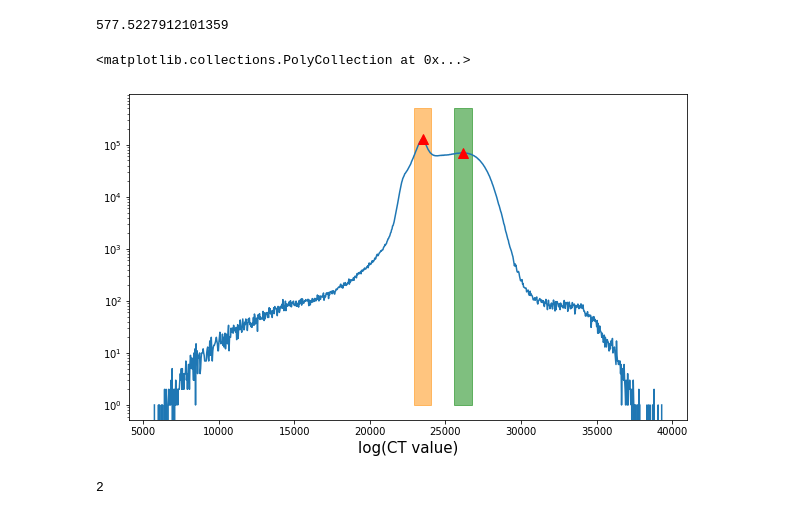
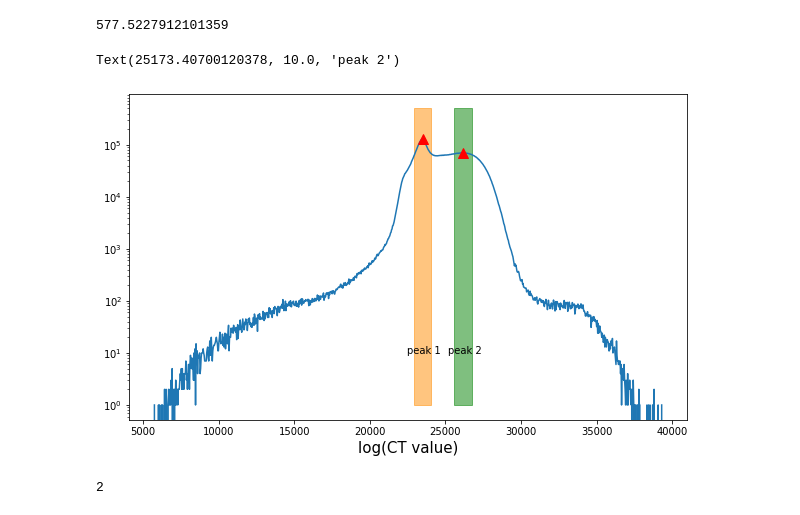
Before and after one commit to mnky9800n/faroe_segmentation, a Jupyter notebook: histogram_labeling.ipynb, the cells around one changed output. Drawn from its saved outputs; the diff is of its cells as text; code cells hidden in the pictures.

```diff
--- a/histogram_labeling.ipynb
+++ b/histogram_labeling.ipynb
@@ -31,22 +31,25 @@ stds
 # %%
 fig, ax = plt.subplots(figsize=(10, 6))
 
 # x = np.log10(e[:-1])
 x = e[:-1]
 
 ax.plot(x, h)
 ax.set_yscale('log')
 ax.set_xlabel('log(CT value)', fontsize=15)
 # ax.set_ylim(1e1, 1e8)
 
 ax.plot(x[peaks], h[peaks], marker='^', markersize=10, linewidth=0, color='red')
 
 ax.fill_between([means[0]-stds, means[0]+stds], 1e0, 5e5, color='darkorange', alpha=0.5)
 
 ax.fill_between([means[1]-stds, means[1]+stds], 1e0, 5e5, color='green', alpha=0.5)
+
+ax.text(s='peak 1', x=means[0]-1000, y=1e1)
+ax.text(s='peak 2', x=means[1]-1000, y=1e1)
 # %% [output]
-<matplotlib.collections.PolyCollection at 0x...>
+Text(25173.40700120378, 10.0, 'peak 2')
-[figure, old version]
+[figure, new version]
 # %%
 # TODO : why does this work when its imarr and imarr_blur
 #        but doesn't work when using all the same array?
```
Also changed, not shown: parts of 3 cells of this notebook, 1 other file.
